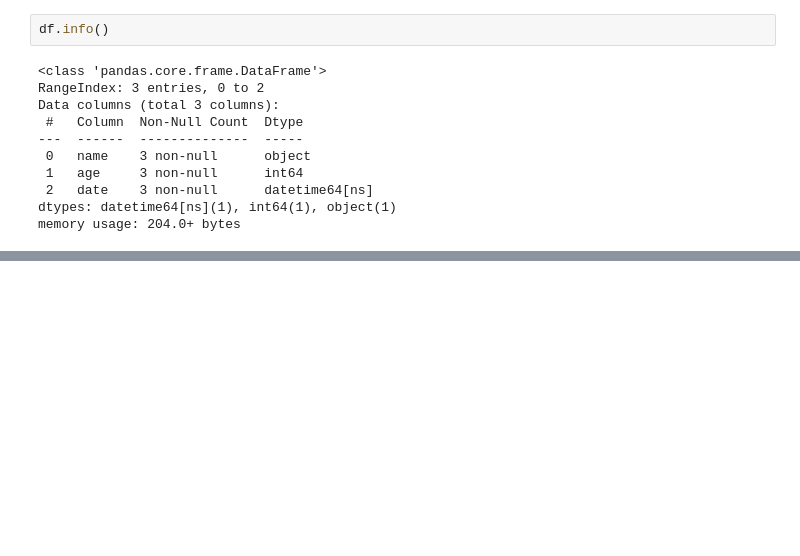
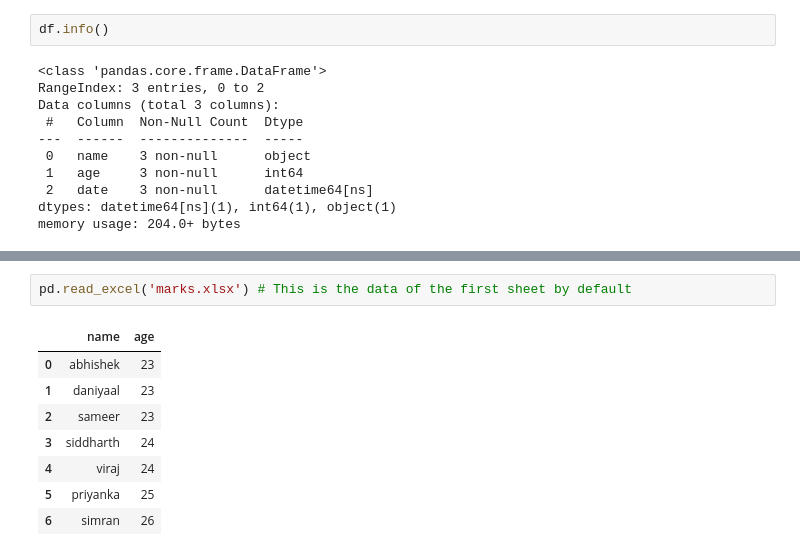
Before and after one commit to abhishekjha462000/data_science_final, a Jupyter notebook: W11_data_analysis_process/01_data_gathering/my_notes.ipynb, the cells around one changed output, grey strips where cells are left out. Saved outputs shown, nothing was run; the diff lists cells and outputs as text; blank space fills up the shorter version.

```diff
--- a/W11_data_analysis_process/01_data_gathering/my_notes.ipynb
+++ b/W11_data_analysis_process/01_data_gathering/my_notes.ipynb
@@ -530,0 +690,11 @@ memory usage: 204.0+ bytes
+# %%
+pd.read_excel('marks.xlsx') # This is the data of the first sheet by default
+# %% [output]
+|  | name | age |
+| 0 | abhishek | 23 |
+| 1 | daniyaal | 23 |
+| 2 | sameer | 23 |
+| 3 | siddharth | 24 |
+| 4 | viraj | 24 |
+| 5 | priyanka | 25 |
+| 6 | simran | 26 |
```
Also changed, not shown: parts of 24 cells of this notebook, 7 other files.
